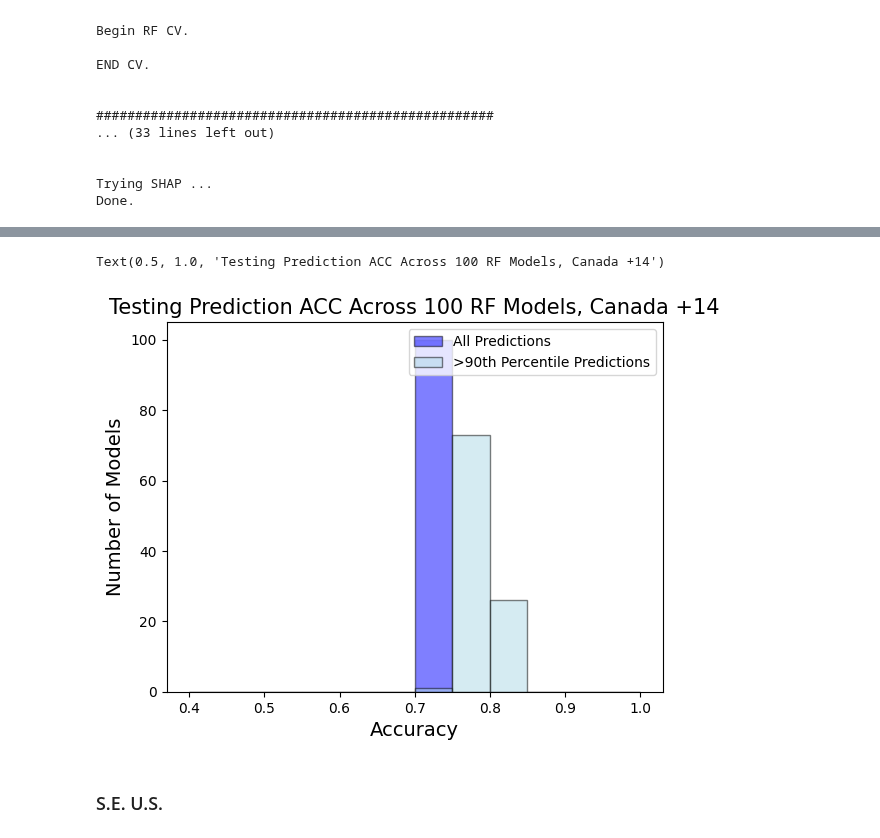
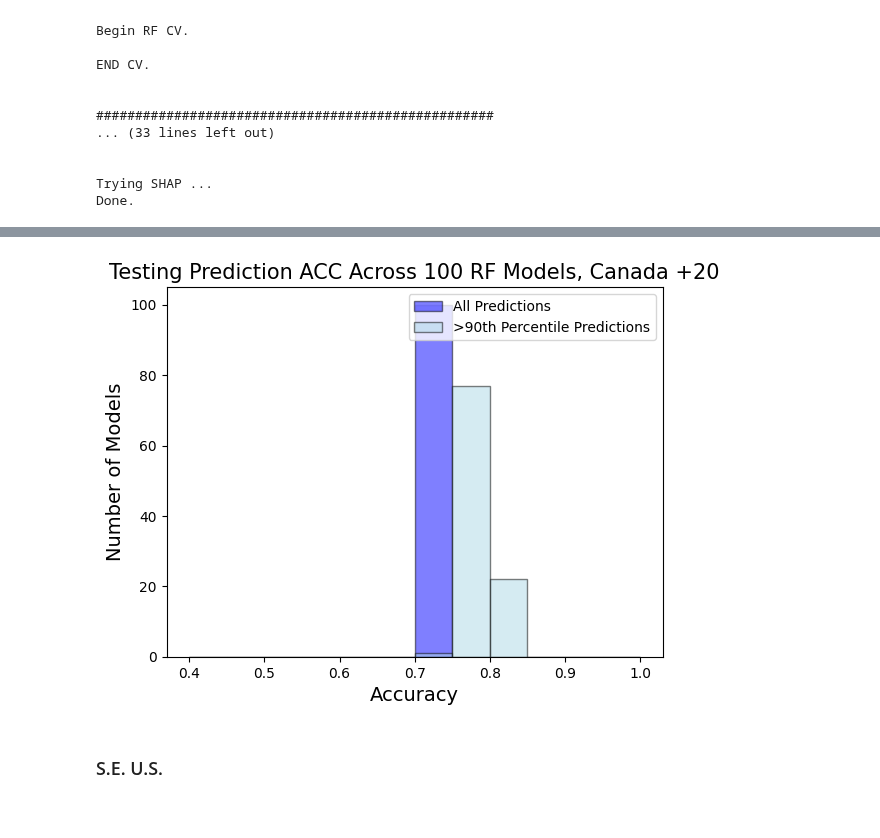
Before and after one commit to emf98/LessonsLearned, a Jupyter notebook: leadtimes/20days/20day_RF_Master.ipynb, the cells around one changed output, grey strips where cells are left out. Drawn from its saved outputs; the diff is of its cells as text; code cells hidden in the pictures.

```diff
--- a/leadtimes/20days/20day_RF_Master.ipynb
+++ b/leadtimes/20days/20day_RF_Master.ipynb
@@ -312,25 +311,24 @@ ax = shap.plots.beeswarm(can_shap_obj[:,:,0], show = False) ##for negative class
 # %%
 #######bar plot for showing the distribution of confident predictions
 bins = np.linspace(0.4, 1,13)  # 10 bins from 0.4 to 1
 ##bin the testing 90th percentile accuracy data
 counts90, edges90 = np.histogram(can_test90, bins=bins)
 countsfull, edgesfull = np.histogram(can_fulltest, bins=bins)
 #plot the full dataset
 #offset = 0.02  # Adjust this value if needed for better visibility
 plt.bar(edgesfull[:-1], countsfull, width=np.diff(edgesfull),
         edgecolor='black', alpha=0.5, label='All Predictions', align='edge', color='blue')
 
 #plot the 90th percentile
 plt.bar(edges90[:-1], counts90, width=np.diff(edges90),
         edgecolor='black', alpha=0.5, label='>90th Percentile Predictions', align='edge', color = 'lightblue')
 plt.xlabel('Accuracy',fontsize =14)
 plt.ylabel('Number of Models',fontsize =14)
 plt.legend()
-plt.title('Testing Prediction ACC Across 100 RF Models, Canada +14',fontsize =15)
-#plt.savefig("./images/GPHndEllipse_ACC.png",bbox_inches = 'tight')
+plt.title('Testing Prediction ACC Across 100 RF Models, Canada +20',fontsize =15)
+plt.savefig("./images/Can20_ACC.png",bbox_inches = 'tight')
 # %% [output]
-Text(0.5, 1.0, 'Testing Prediction ACC Across 100 RF Models, Canada +14')
-[figure, old version]
+[figure, new version]
 # %% [markdown]
 ### S.E. U.S.
 # %%
```
Also changed, not shown: parts of 6 cells of this notebook, 15 other files.
